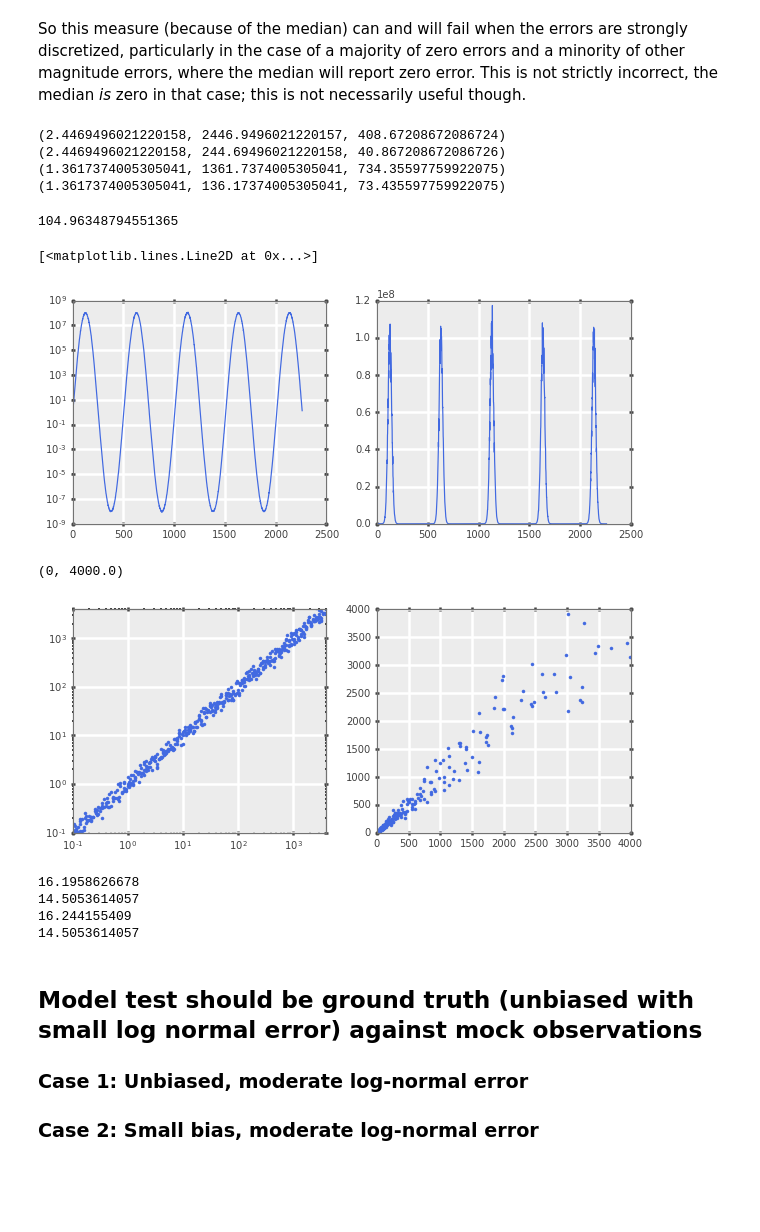
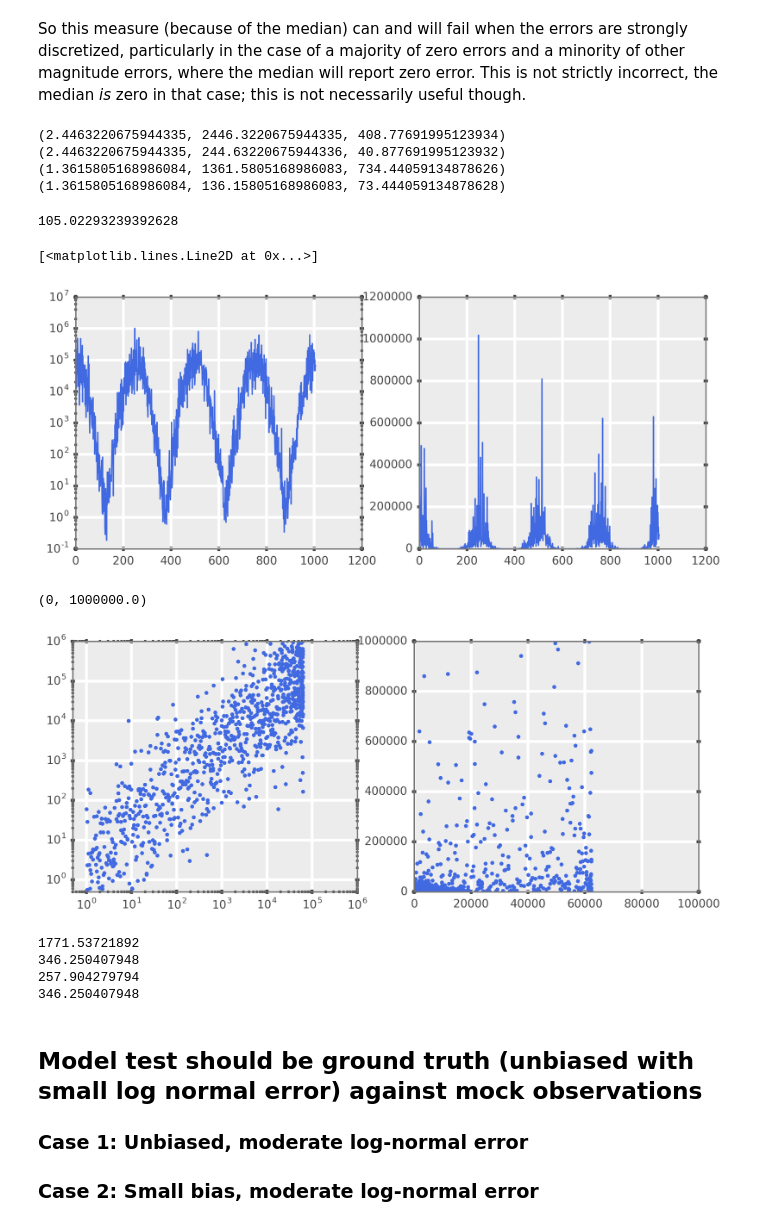
Before and after one commit to drsteve/Notebooks, a Jupyter notebook: MedianSymmetricAccuracyTests.ipynb, the cells around one changed output. Saved outputs shown, nothing was run; the diff lists cells and outputs as text; code cells hidden in the pictures; blank space fills up the shorter version.

```diff
--- a/MedianSymmetricAccuracyTests.ipynb
+++ b/MedianSymmetricAccuracyTests.ipynb
@@ -11,5 +14,5 @@ except:
 # %%
-series = 10**(8*np.sin(np.arange(0,9*np.pi,0.0125)))
-plt.plot(series)
+series = 10**np.abs(10*np.sin(0.5*np.cos(np.arange(0,4*np.pi,0.0125))))
+plt.semilogy(series)
 # %% [output]
 [<matplotlib.lines.Line2D at 0x...>]
@@ -365,55 +366,55 @@ magerror = 1+MAPE(swn1, swn3)/100
 print(magerror, 1e3*magerror, 1e3/magerror)
 print(magerror, 1e2*magerror, 1e2/magerror)
 # %% [output]
-(2.4469496021220158, 2446.9496021220157, 408.67208672086724)
-(2.4469496021220158, 244.69496021220158, 40.867208672086726)
-(1.3617374005305041, 1361.7374005305041, 734.35597759922075)
-(1.3617374005305041, 136.17374005305041, 73.435597759922075)
+(2.4463220675944335, 2446.3220675944335, 408.77691995123934)
+(2.4463220675944335, 244.63220675944336, 40.877691995123932)
+(1.3615805168986084, 1361.5805168986083, 734.44059134878626)
+(1.3615805168986084, 136.15805168986083, 73.444059134878628)
 # %%
 100*(10**((np.abs(np.log10(swn2/swn3))).mean())-1)
 # %% [output]
-104.96348794551365
+105.02293239392628
 # %%
 #Multiplicative error model for log flux
 y=series
-bias, sigma = 0.0, 0.05 #bias defined as signed median log ratio, sigma is std.dev.
-bias2, sigma2 = 0.0, 0.2
+bias, sigma = 0.2, 1.00 #bias defined as signed median log ratio, sigma is std.dev.
+bias2, sigma2 = 1.0, 2.0
 eta = np.random.normal(size=len(y))
 yhat = y*np.exp(sigma*eta+bias)
 eta2 = np.random.normal(size=len(y)) #a second noisy series, a la comparing two satellites
 yhat2 = y*np.exp(sigma2*eta2+bias2)
 
 fig = plt.figure(figsize=(10,4))
 ax1 = fig.add_subplot(121)
 ax2 = fig.add_subplot(122)
 ax1.semilogy(yhat)
 ax2.plot(yhat)
 # %% [output]
 [<matplotlib.lines.Line2D at 0x...>]
-[figure, old version]
+[figure, new version]
 # %%
 fig = plt.figure(figsize=(10,4))
 ax1 = fig.add_subplot(121)
 ax2 = fig.add_subplot(122)
 ax1.loglog(series,yhat2,'.')
-ax1.set_xlim([1e-1,4e3])
-ax1.set_ylim([1e-1,4e3])
+ax1.set_xlim([5e-1,1e6])
+ax1.set_ylim([5e-1,1e6])
 ax2.plot(series, yhat2, '.')
-ax2.set_xlim([0,4e3])
-ax2.set_ylim([0,4e3])
+ax2.set_xlim([0,1e5])
+ax2.set_ylim([0,1e6])
 # %% [output]
-(0, 4000.0)
+(0, 1000000.0)
-[figure, old version]
+[figure, new version]
 # %%
 print(MAPE(series, yhat2))
 print(MSA(series, yhat2))
 print(MAPE(yhat2, series))
 print(MSA(yhat2, series))
 # %% [output]
-16.1958626678
-14.5053614057
-16.244155409
-14.5053614057
+1771.53721892
+346.250407948
+257.904279794
+346.250407948
 # %% [markdown]
 ## Model test should be ground truth (unbiased with small log normal error) against mock observations
 ### Case 1: Unbiased, moderate log-normal error
```
Also changed, not shown: parts of 30 cells of this notebook.
